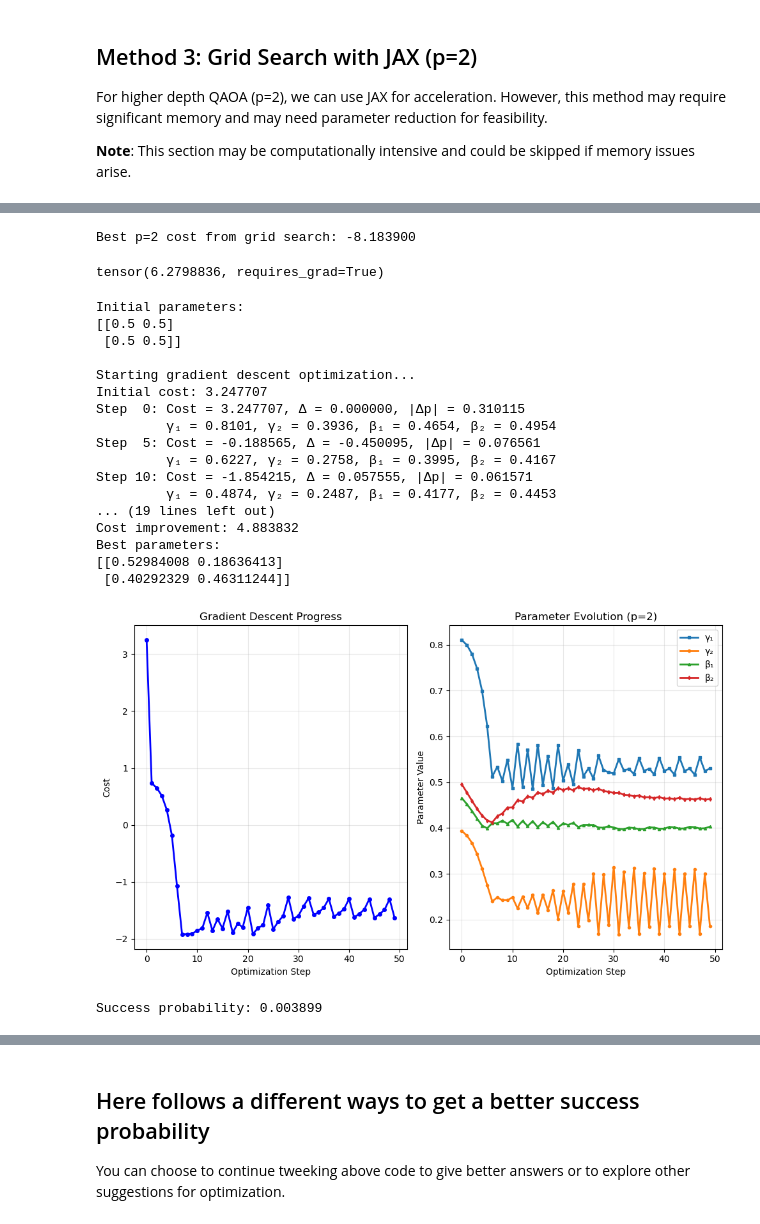
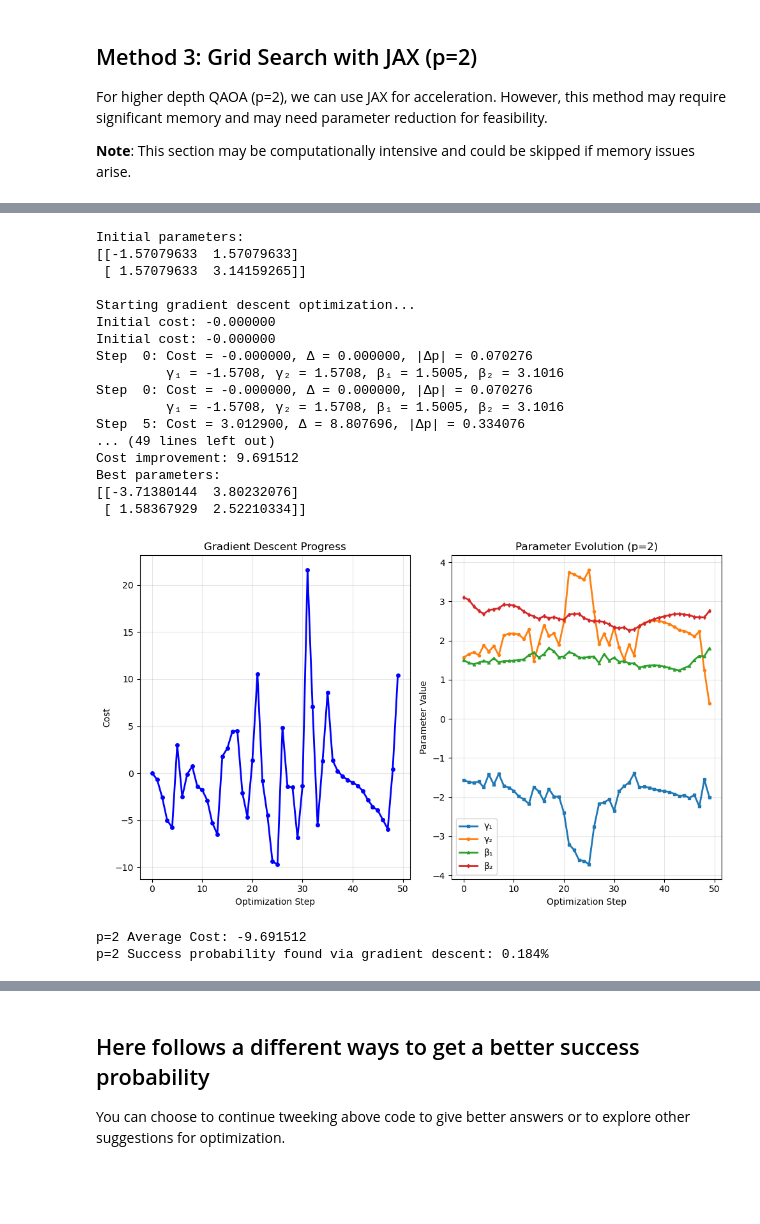
Before and after one commit to bernalde/UA_FarmaIAQC_2025, a Jupyter notebook: ProteinFolding.ipynb, the cells around one changed output, grey strips where cells are left out. Drawn from its saved outputs; the diff is of its cells as text; code cells hidden in the pictures; blank space fills up the shorter version.

```diff
--- a/ProteinFolding.ipynb
+++ b/ProteinFolding.ipynb
@@ -948,8 +948,8 @@ def jax_average_cost(params):
 print("This may take several minutes and requires significant memory.")
 
 # Reduced grid size for memory management
-gamma_points = 10  # Reduced from original for stability
-beta_points = 10   # Reduced from original for stability
+gamma_points = 5  # Reduced from original for stability
+beta_points = 5   # Reduced from original for stability
 
 print(f"Grid size: {gamma_points}x{gamma_points}x{beta_points}x{beta_points} = {gamma_points**2 * beta_points**2:,} evaluations")
 
@@ -1027,12 +1034,3 @@ p=2 Success probability found via grid search: 2.958%
-# %%
-idx_p2 = np.unravel_index(Z_p2.argmin(), Z_p2.shape)
-Z_p2_best = Z_p2[idx_p2]
-print(f"Best p=2 cost from grid search: {Z_p2_best:.6f}")
-average_cost(np.array([[-3.14159265,  3.14159265],
-                       [-1.88495559,  0.62831853]]))
-# %% [output]
-Best p=2 cost from grid search: -8.183900
-tensor(6.2798836, requires_grad=True)
 # %%
 ## Method 2 revisited: Gradient Descent Optimization (p=2)
 
@@ -1042,7 +1040,8 @@ optimizer = qml.GradientDescentOptimizer()
 # Smart initialization with fixed seed for reproducibility
 np.random.seed(42)  # Fixed seed for reproducible results
 # initial_params = np.array(np.random.uniform(0, np.pi/2, size=(2, p)), requires_grad=True)
-initial_params = np.array([[0.5, 0.5], [0.5, 0.5]], requires_grad = True)
+initial_params = np.array(params_p2, requires_grad = True)
+best_params = initial_params.copy()
 print(f"Initial parameters:\n{initial_params}")
 
 # Store optimization history
@@ -1051,6 +1050,7 @@ params_history = []
 
 print(f"\nStarting gradient descent optimization...")
 initial_cost = average_cost(initial_params)
+best_cost = initial_cost
 print(f"Initial cost: {initial_cost:.6f}")
 
 # Optimization loop with progress tracking
@@ -1062,7 +1062,12 @@ for step in range(MAX_STEPS):
 
     # Check if parameters actually changed
     param_change = np.max(np.abs(params_new - params))
-    params = params_new
+    params = params_new.copy()
+
+    # Check if parameters improved from best found so far
+    if cost < best_cost:
+        best_cost = cost
+        best_params = params.copy()
 
     costs.append(cost)
     params_history.append(params.copy())
@@ -1082,61 +1087,65 @@ for step in range(MAX_STEPS):
         print(f"Converged at step {step} (parameter change < 1e-8)")
         break
 
-best_params_optimization = params
-final_cost = costs[-1]
-cost_improvement = initial_cost - final_cost
+best_params_gd_p2 = best_params.copy()
+best_cost_p2 = best_cost
+cost_improvement = initial_cost - best_cost_p2
 
 print(f"\n✓ Gradient descent completed!")
-print(f"Final cost: {final_cost:.6f}")
+print(f"Best cost: {best_cost_p2:.6f}")
 print(f"Cost improvement: {cost_improvement:.6f}")
-print(f"Best parameters:\n{best_params_optimization}")
+print(f"Best parameters:\n{best_params_gd_p2}")
 
 # Plot optimization progress
 plt.figure(figsize=(10, 6))
 plt.subplot(1, 2, 1)
 plt.plot(costs, 'b-', linewidth=2, marker='o', markersize=4)
 plt.xlabel('Optimization Step')
 plt.ylabel('Cost')
 plt.title('Gradient Descent Progress')
 plt.grid(True, alpha=0.3)
 
 # Plot parameter evolution
 plt.subplot(1, 2, 2)
 params_array = np.array(params_history)
 plt.plot(params_array[:, 0, 0], label='γ₁', linewidth=2, marker='s', markersize=3)
 plt.plot(params_array[:, 0, 1], label='γ₂', linewidth=2, marker='o', markersize=3)
 plt.plot(params_array[:, 1, 0], label='β₁', linewidth=2, marker='^', markersize=3)
 plt.plot(params_array[:, 1, 1], label='β₂', linewidth=2, marker='d', markersize=3)
 plt.xlabel('Optimization Step')
 plt.ylabel('Parameter Value')
 plt.title('Parameter Evolution (p=2)')
 plt.legend()
 plt.grid(True, alpha=0.3)
 
 plt.tight_layout()
 plt.show()
-
-# Calculate success probability
-probs_gd = probability_circuit(best_params_optimization)
-success_prob_gd = sum(probs_gd[i] for i in ground_states_index)
-print(f"Success probability: {success_prob_gd:.6f}")
 # %% [output]
 Initial parameters:
-[[0.5 0.5]
- [0.5 0.5]]
+[[-1.57079633  1.57079633]
+ [ 1.57079633  3.14159265]]
 
 Starting gradient descent optimization...
-Initial cost: 3.247707
-Step  0: Cost = 3.247707, Δ = 0.000000, |Δp| = 0.310115
-         γ₁ = 0.8101, γ₂ = 0.3936, β₁ = 0.4654, β₂ = 0.4954
-Step  5: Cost = -0.188565, Δ = -0.450095, |Δp| = 0.076561
-         γ₁ = 0.6227, γ₂ = 0.2758, β₁ = 0.3995, β₂ = 0.4167
-Step 10: Cost = -1.854215, Δ = 0.057555, |Δp| = 0.061571
-         γ₁ = 0.4874, γ₂ = 0.2487, β₁ = 0.4177, β₂ = 0.4453
-... (19 lines left out)
-Cost improvement: 4.883832
+Initial cost: -0.000000
+Initial cost: -0.000000
+Step  0: Cost = -0.000000, Δ = 0.000000, |Δp| = 0.070276
+         γ₁ = -1.5708, γ₂ = 1.5708, β₁ = 1.5005, β₂ = 3.1016
+Step  0: Cost = -0.000000, Δ = 0.000000, |Δp| = 0.070276
+         γ₁ = -1.5708, γ₂ = 1.5708, β₁ = 1.5005, β₂ = 3.1016
+Step  5: Cost = 3.012900, Δ = 8.807696, |Δp| = 0.334076
+... (49 lines left out)
+Cost improvement: 9.691512
 Best parameters:
-[[0.52984008 0.18636413]
- [0.40292329 0.46311244]]
+[[-3.71380144  3.80232076]
+ [ 1.58367929  2.52210334]]
-[figure, old version]
+[figure, new version]
-Success probability: 0.003899
+# %%
+# Calculate performance
+probs_gd_p2 = probability_circuit(best_params_gd_p2)
+success_prob_gd_p2 = np.sum(probs_gd_p2[ground_states_index])
+
+print(f"p=2 Average Cost: {best_cost_p2:.6f}")
+print(f"p=2 Success probability found via gradient descent: {100*success_prob_gd_p2:.3f}%")
+# %% [output]
+p=2 Average Cost: -9.691512
+p=2 Success probability found via gradient descent: 0.184%
```
Also changed, not shown: parts of 32 cells of this notebook, 1 other file.
